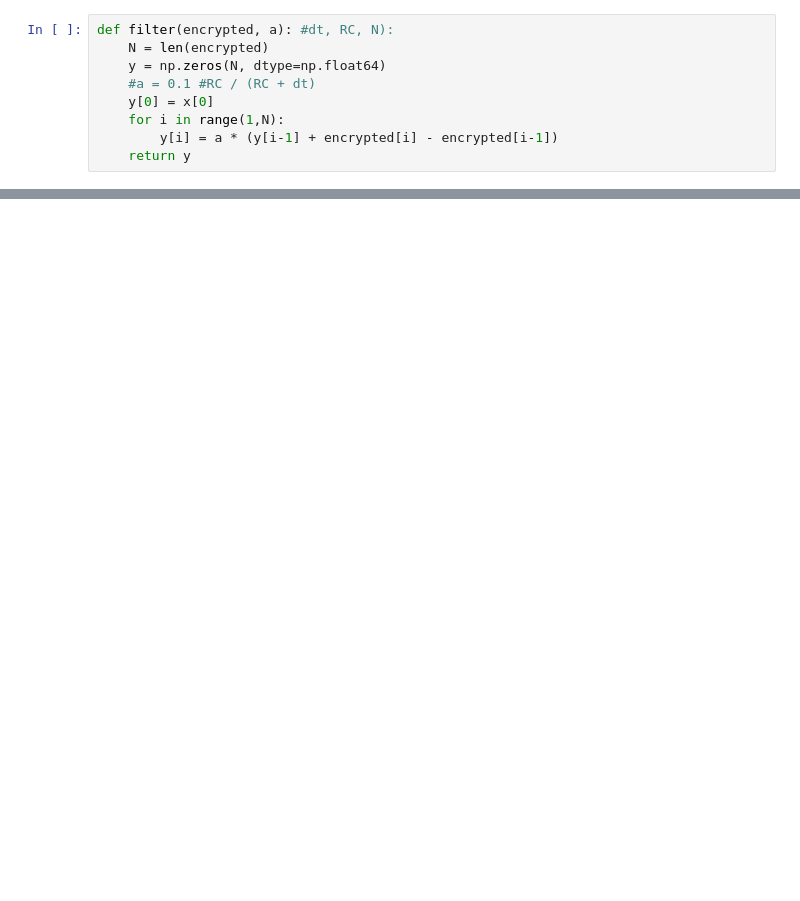
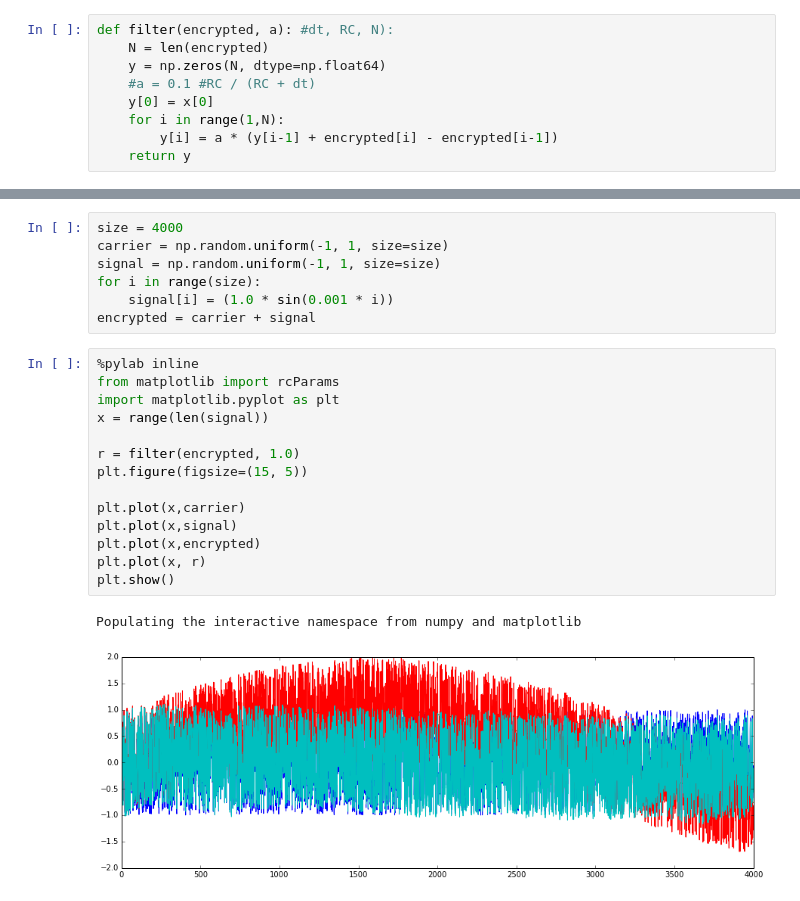
Before and after one commit to abhisheietk/crypto-chaotic, a Jupyter notebook: doc/chaos.ipynb, the cells around one changed output, grey strips where cells are left out. Cells and saved outputs as stored; diff of their text form; blank space fills up the shorter version.

```diff
--- a/doc/chaos.ipynb
+++ b/doc/chaos.ipynb
@@ -207,0 +208,24 @@ Populating the interactive namespace from numpy and matplotlib
+# %%
+size = 4000
+carrier = np.random.uniform(-1, 1, size=size)
+signal = np.random.uniform(-1, 1, size=size)
+for i in range(size):
+    signal[i] = (1.0 * sin(0.001 * i))
+encrypted = carrier + signal
+# %%
+%pylab inline
+from matplotlib import rcParams
+import matplotlib.pyplot as plt
+x = range(len(signal))
+
+r = filter(encrypted, 1.0)
+plt.figure(figsize=(15, 5))
+
+plt.plot(x,carrier)
+plt.plot(x,signal)
+plt.plot(x,encrypted)
+plt.plot(x, r)
+plt.show()
+# %% [output]
+Populating the interactive namespace from numpy and matplotlib
+[figure, added]
```
Also changed, not shown: parts of 5 cells of this notebook.
